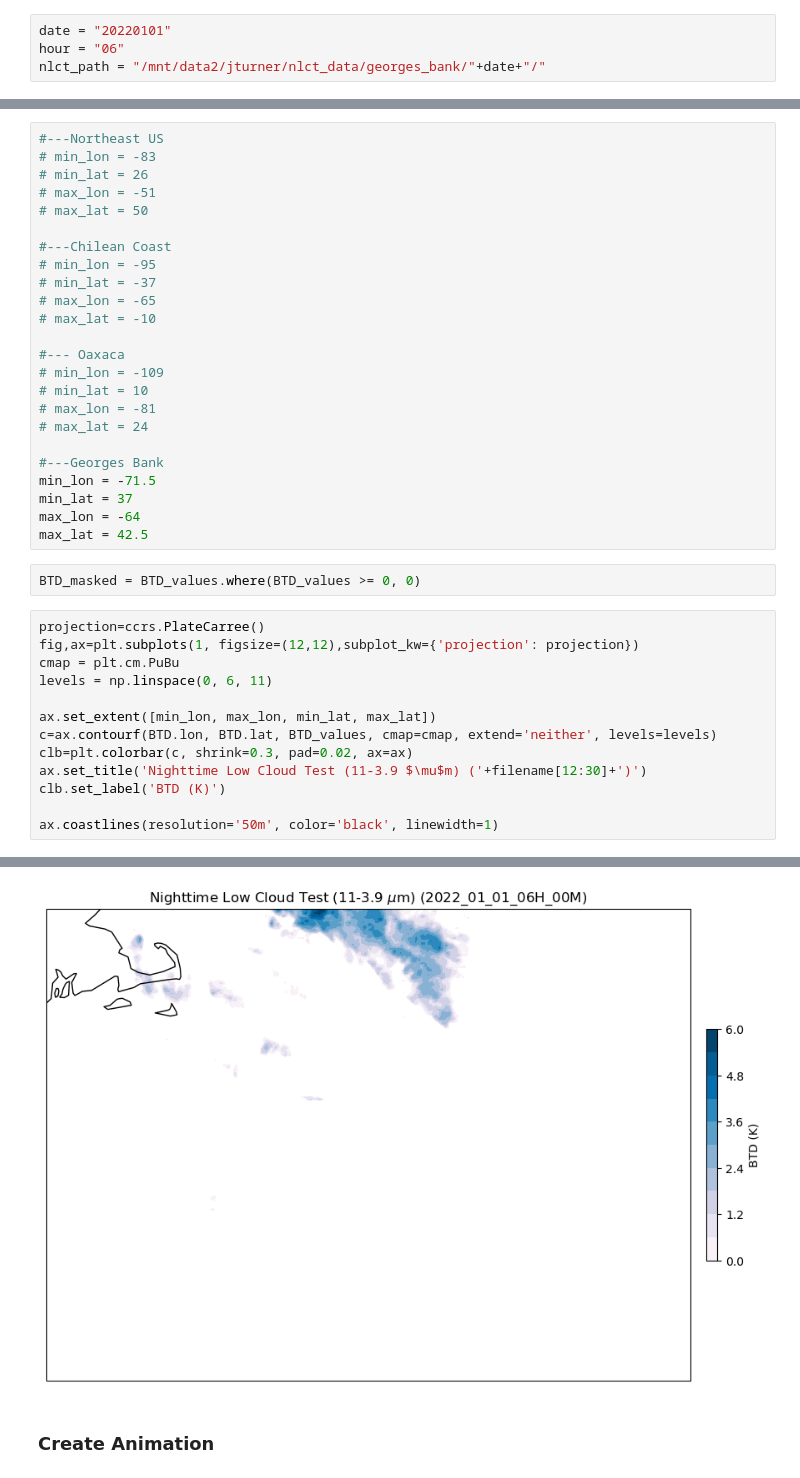
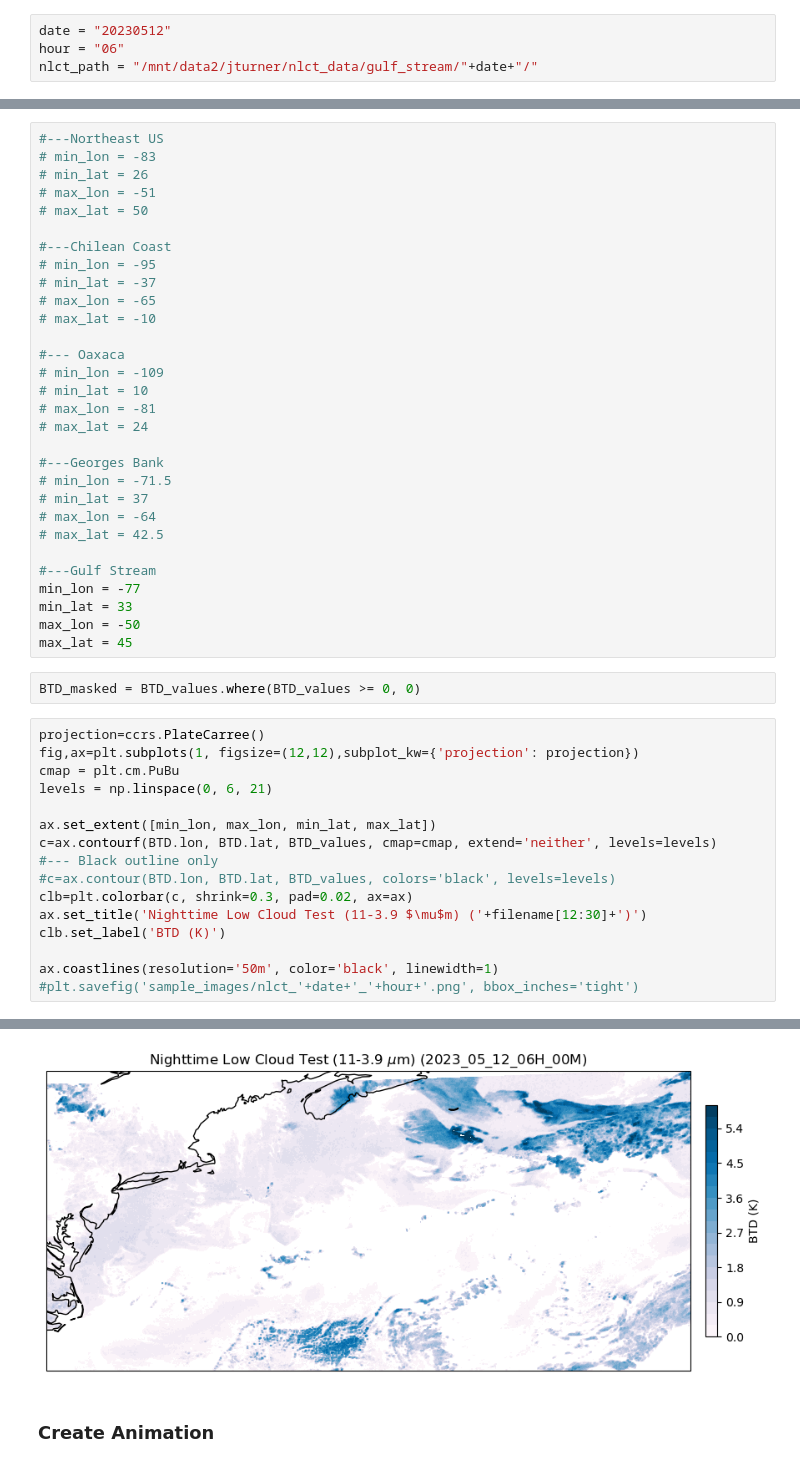
Before and after one commit to jesseturner/FalseLowClouds, a Jupyter notebook: Nighttime_Low_Cloud_Test/View_NLCT.ipynb, the cells around one changed output, grey strips where cells are left out. Saved outputs shown, nothing was run; the diff lists cells and outputs as text.

Commit message:
New runs of NLCT, threshold figure

```diff
--- a/Nighttime_Low_Cloud_Test/View_NLCT.ipynb
+++ b/Nighttime_Low_Cloud_Test/View_NLCT.ipynb
@@ -9,9 +9,9 @@ import os
 import io
 import imageio
 # %%
-date = "20220101"
+date = "20230512"
 hour = "06"
-nlct_path = "/mnt/data2/jturner/nlct_data/georges_bank/"+date+"/"
+nlct_path = "/mnt/data2/jturner/nlct_data/gulf_stream/"+date+"/"
 # %% [markdown]
 ### Plot image
 # %%
@@ -52,28 +52,37 @@ Coordinates:
 # max_lat = 24
 
 #---Georges Bank
-min_lon = -71.5
-min_lat = 37
-max_lon = -64
-max_lat = 42.5
+# min_lon = -71.5
+# min_lat = 37
+# max_lon = -64
+# max_lat = 42.5
+
+#---Gulf Stream
+min_lon = -77
+min_lat = 33
+max_lon = -50
+max_lat = 45
 # %%
 BTD_masked = BTD_values.where(BTD_values >= 0, 0)
 # %%
 projection=ccrs.PlateCarree()
 fig,ax=plt.subplots(1, figsize=(12,12),subplot_kw={'projection': projection})
 cmap = plt.cm.PuBu
-levels = np.linspace(0, 6, 11)
+levels = np.linspace(0, 6, 21)
 
 ax.set_extent([min_lon, max_lon, min_lat, max_lat])
 c=ax.contourf(BTD.lon, BTD.lat, BTD_values, cmap=cmap, extend='neither', levels=levels)
+#--- Black outline only
+#c=ax.contour(BTD.lon, BTD.lat, BTD_values, colors='black', levels=levels)
 clb=plt.colorbar(c, shrink=0.3, pad=0.02, ax=ax)
 ax.set_title('Nighttime Low Cloud Test (11-3.9 $\mu$m) ('+filename[12:30]+')')
 clb.set_label('BTD (K)')
 
 ax.coastlines(resolution='50m', color='black', linewidth=1)
+#plt.savefig('sample_images/nlct_'+date+'_'+hour+'.png', bbox_inches='tight')
 # %% [output]
 <cartopy.mpl.feature_artist.FeatureArtist at 0x...>
-[figure, old version]
+[figure, new version]
 # %% [markdown]
 ### Create Animation
 # %%
```
Also changed, not shown: parts of 1 cell of this notebook, 8 other files.
